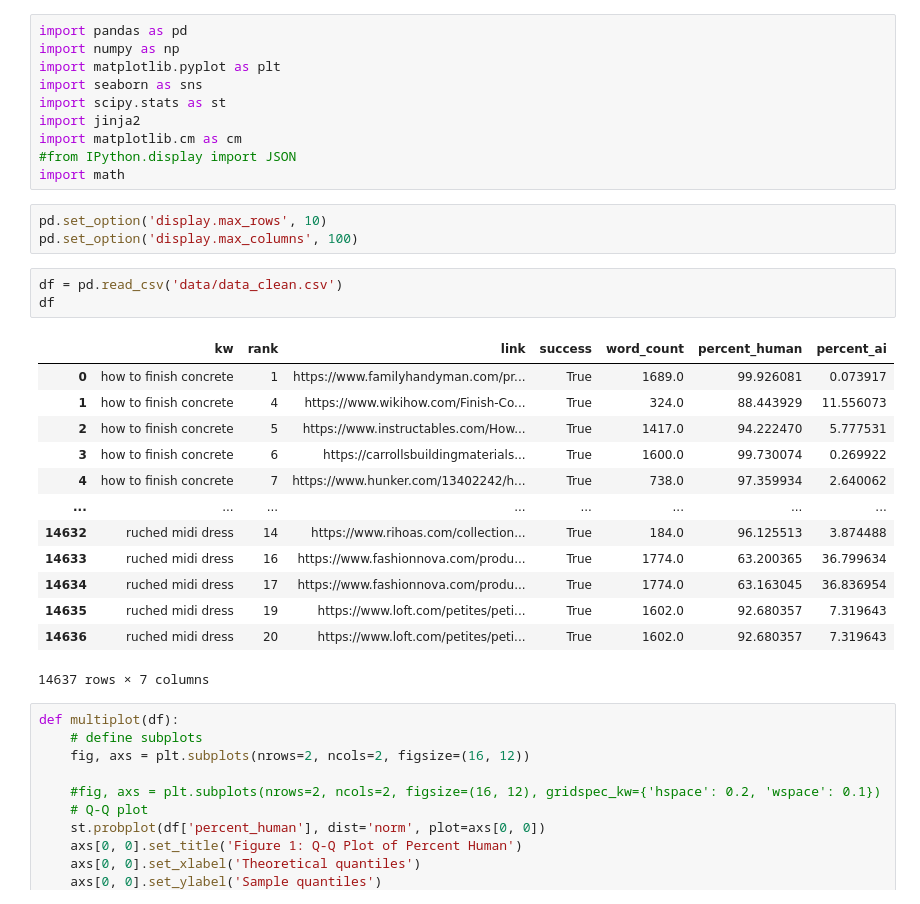
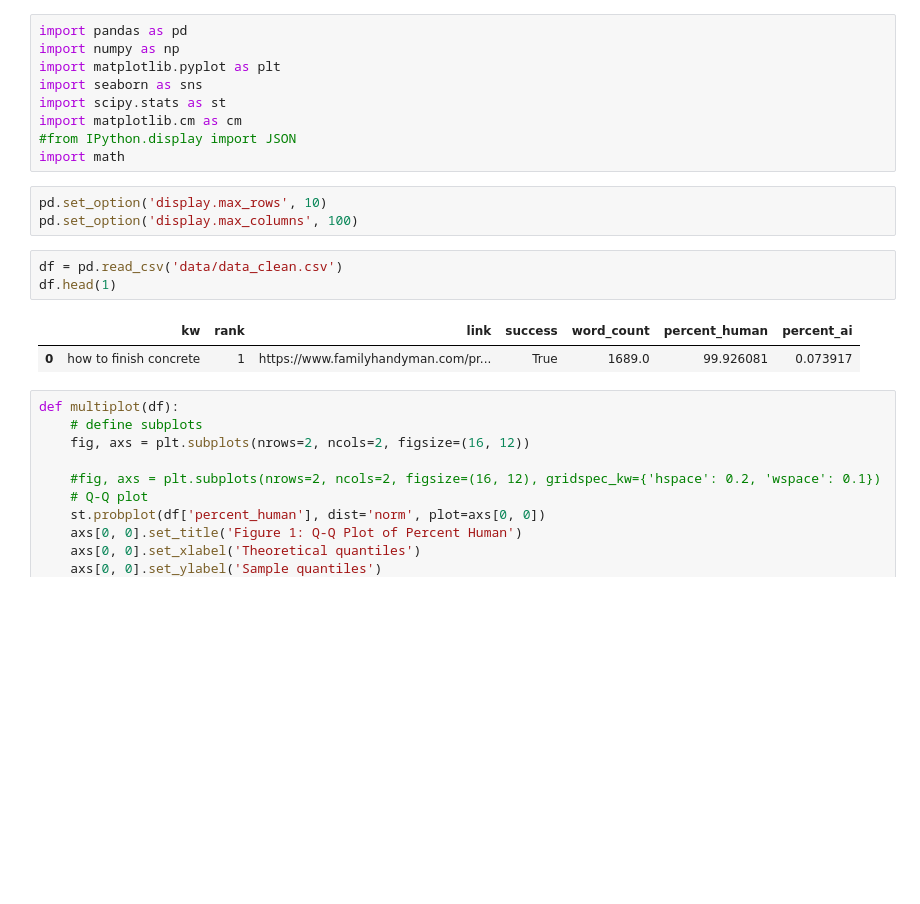
Before and after one commit to Magmafish/SerpGS, a Jupyter notebook: interpretation.ipynb, the cells around one changed output. Drawn from its saved outputs; the diff is of its cells as text; blank space fills up the shorter version.

```diff
--- a/interpretation.ipynb
+++ b/interpretation.ipynb
@@ -4,7 +4,6 @@ import numpy as np
 import matplotlib.pyplot as plt
 import seaborn as sns
 import scipy.stats as st
-import jinja2
 import matplotlib.cm as cm
 #from IPython.display import JSON
 import math
@@ -13,21 +12,10 @@ pd.set_option('display.max_rows', 10)
 pd.set_option('display.max_columns', 100)
 # %%
 df = pd.read_csv('data/data_clean.csv')
-df
+df.head(1)
 # %% [output]
 |  | kw | rank | link | success | word_count | percent_human | percent_ai |
 | 0 | how to finish concrete | 1 | https://www.familyhandyman.com/pr... | True | 1689.0 | 99.926081 | 0.073917 |
-| 1 | how to finish concrete | 4 | https://www.wikihow.com/Finish-Co... | True | 324.0 | 88.443929 | 11.556073 |
-| 2 | how to finish concrete | 5 | https://www.instructables.com/How... | True | 1417.0 | 94.222470 | 5.777531 |
-| 3 | how to finish concrete | 6 | https://carrollsbuildingmaterials... | True | 1600.0 | 99.730074 | 0.269922 |
-| 4 | how to finish concrete | 7 | https://www.hunker.com/13402242/h... | True | 738.0 | 97.359934 | 2.640062 |
-| ... | ... | ... | ... | ... | ... | ... | ... |
-| 14632 | ruched midi dress | 14 | https://www.rihoas.com/collection... | True | 184.0 | 96.125513 | 3.874488 |
-| 14633 | ruched midi dress | 16 | https://www.fashionnova.com/produ... | True | 1774.0 | 63.200365 | 36.799634 |
-| 14634 | ruched midi dress | 17 | https://www.fashionnova.com/produ... | True | 1774.0 | 63.163045 | 36.836954 |
-| 14635 | ruched midi dress | 19 | https://www.loft.com/petites/peti... | True | 1602.0 | 92.680357 | 7.319643 |
-| 14636 | ruched midi dress | 20 | https://www.loft.com/petites/peti... | True | 1602.0 | 92.680357 | 7.319643 |
-14637 rows × 7 columns
 # %%
 def multiplot(df):
     # define subplots
```
Also changed, not shown: parts of 2 cells of this notebook, 2 other files.
